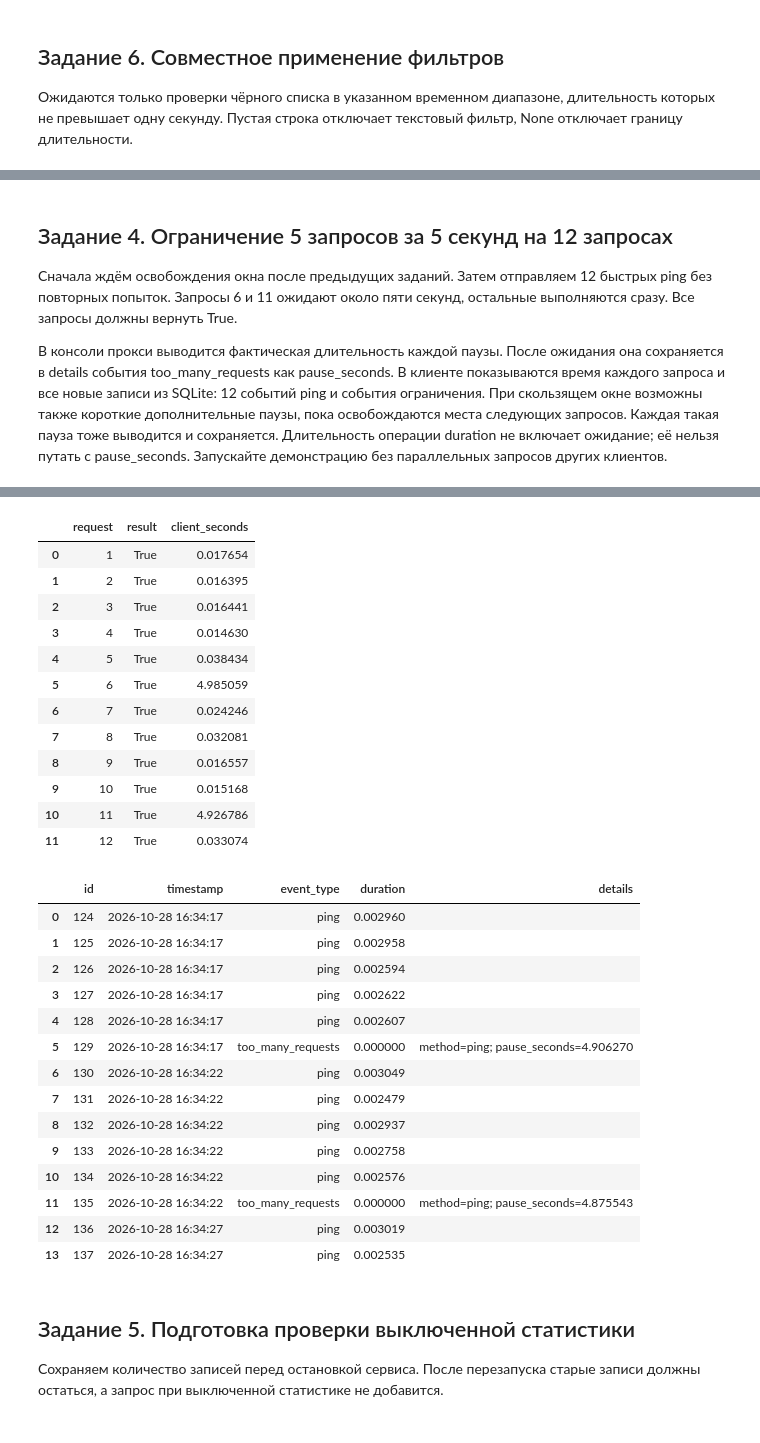
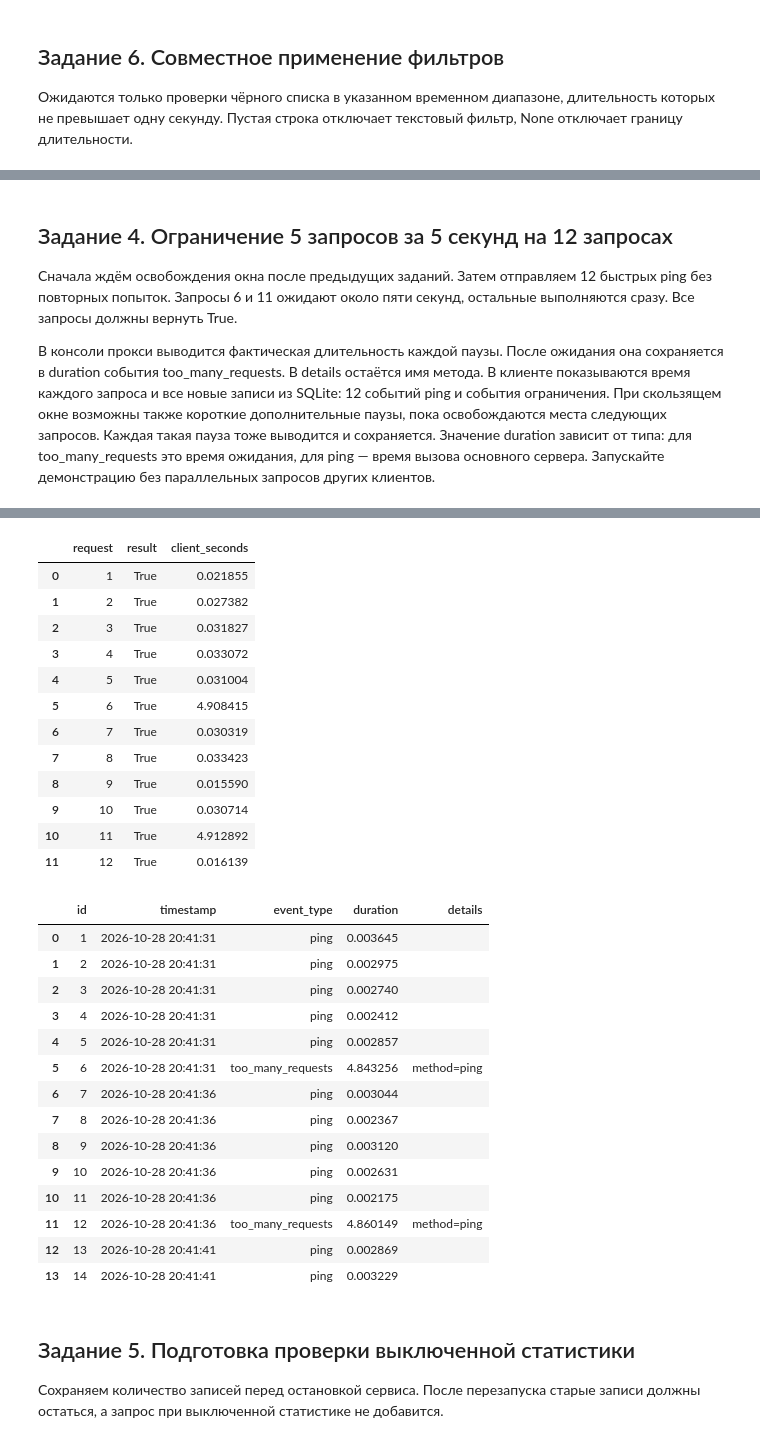
Before and after one commit to Kromobot/RSOI, a Jupyter notebook: xmlrpc_client.ipynb, the cells around one changed output, grey strips where cells are left out. Drawn from its saved outputs; the diff is of its cells as text; code cells hidden in the pictures.

Commit message:
Хранить длительность ожидания too_many_requests в duration

```diff
--- a/xmlrpc_client.ipynb
+++ b/xmlrpc_client.ipynb
@@ -333,18 +328,19 @@ show_events(combined_events)
 остальные выполняются сразу. Все запросы должны вернуть True.
 
 В консоли прокси выводится фактическая длительность каждой паузы. После ожидания
-она сохраняется в details события too_many_requests как pause_seconds.
+она сохраняется в duration события too_many_requests. В details остаётся имя метода.
 В клиенте показываются время каждого запроса и все новые записи из SQLite:
 12 событий ping и события ограничения. При скользящем окне возможны также
 короткие дополнительные паузы, пока освобождаются места следующих запросов.
-Каждая такая пауза тоже выводится и сохраняется. Длительность операции duration
-не включает ожидание; её нельзя путать с pause_seconds.
+Каждая такая пауза тоже выводится и сохраняется. Значение duration зависит от типа:
+для too_many_requests это время ожидания, для ping — время вызова основного сервера.
 Запускайте демонстрацию без параллельных запросов других клиентов.
 # %%
 time.sleep(5)
 events_before_limit = statistics_service.get_events()
 last_event_id = max((event['id'] for event in events_before_limit), default=0)
 request_results = []
+total_time = 0
 for request_number in range(1, 13):
     started_at = time.perf_counter()
     result = main_service.ping()
@@ -359,11 +355,11 @@ display(pd.DataFrame(request_results))
 limit_events = [event for event in statistics_service.get_events() if event['id'] > last_event_id]
 show_events(limit_events)
 
-# Фактическая пауза читается из базы, отдельно от времени выполнения ping.
+# Для too_many_requests duration — время ожидания, для ping — время вызова.
 pause_events = [event for event in limit_events if event['event_type'] == 'too_many_requests']
 pause_durations = []
 for event in pause_events:
-    pause_seconds = float(event['details'].split('pause_seconds=')[1])
+    pause_seconds = float(event['duration'])
     pause_durations.append(pause_seconds)
     print(f"Пауза из SQLite: {pause_seconds:.6f} с; {event['details']}")
 
@@ -396,32 +392,32 @@ print('Ограничение запросов:', 'OK' if limit_ok else 'Про
 Ограничение запросов: OK
 |  | request | result | client_seconds |
-| 0 | 1 | True | 0.017654 |
-| 1 | 2 | True | 0.016395 |
-| 2 | 3 | True | 0.016441 |
-| 3 | 4 | True | 0.014630 |
-| 4 | 5 | True | 0.038434 |
-| 5 | 6 | True | 4.985059 |
-| 6 | 7 | True | 0.024246 |
-| 7 | 8 | True | 0.032081 |
-| 8 | 9 | True | 0.016557 |
-| 9 | 10 | True | 0.015168 |
-| 10 | 11 | True | 4.926786 |
-| 11 | 12 | True | 0.033074 |
+| 0 | 1 | True | 0.021855 |
+| 1 | 2 | True | 0.027382 |
+| 2 | 3 | True | 0.031827 |
+| 3 | 4 | True | 0.033072 |
+| 4 | 5 | True | 0.031004 |
+| 5 | 6 | True | 4.908415 |
+| 6 | 7 | True | 0.030319 |
+| 7 | 8 | True | 0.033423 |
+| 8 | 9 | True | 0.015590 |
+| 9 | 10 | True | 0.030714 |
+| 10 | 11 | True | 4.912892 |
+| 11 | 12 | True | 0.016139 |
 |  | id | timestamp | event_type | duration | details |
-| 0 | 124 | 2026-10-28 16:34:17 | ping | 0.002960 |  |
-| 1 | 125 | 2026-10-28 16:34:17 | ping | 0.002958 |  |
-| 2 | 126 | 2026-10-28 16:34:17 | ping | 0.002594 |  |
-| 3 | 127 | 2026-10-28 16:34:17 | ping | 0.002622 |  |
-| 4 | 128 | 2026-10-28 16:34:17 | ping | 0.002607 |  |
-| 5 | 129 | 2026-10-28 16:34:17 | too_many_requests | 0.000000 | method=ping; pause_seconds=4.906270 |
-| 6 | 130 | 2026-10-28 16:34:22 | ping | 0.003049 |  |
-| 7 | 131 | 2026-10-28 16:34:22 | ping | 0.002479 |  |
-| 8 | 132 | 2026-10-28 16:34:22 | ping | 0.002937 |  |
-| 9 | 133 | 2026-10-28 16:34:22 | ping | 0.002758 |  |
-| 10 | 134 | 2026-10-28 16:34:22 | ping | 0.002576 |  |
-| 11 | 135 | 2026-10-28 16:34:22 | too_many_requests | 0.000000 | method=ping; pause_seconds=4.875543 |
-| 12 | 136 | 2026-10-28 16:34:27 | ping | 0.003019 |  |
-| 13 | 137 | 2026-10-28 16:34:27 | ping | 0.002535 |  |
+| 0 | 1 | 2026-10-28 20:41:31 | ping | 0.003645 |  |
+| 1 | 2 | 2026-10-28 20:41:31 | ping | 0.002975 |  |
+| 2 | 3 | 2026-10-28 20:41:31 | ping | 0.002740 |  |
+| 3 | 4 | 2026-10-28 20:41:31 | ping | 0.002412 |  |
+| 4 | 5 | 2026-10-28 20:41:31 | ping | 0.002857 |  |
+| 5 | 6 | 2026-10-28 20:41:31 | too_many_requests | 4.843256 | method=ping |
+| 6 | 7 | 2026-10-28 20:41:36 | ping | 0.003044 |  |
+| 7 | 8 | 2026-10-28 20:41:36 | ping | 0.002367 |  |
+| 8 | 9 | 2026-10-28 20:41:36 | ping | 0.003120 |  |
+| 9 | 10 | 2026-10-28 20:41:36 | ping | 0.002631 |  |
+| 10 | 11 | 2026-10-28 20:41:36 | ping | 0.002175 |  |
+| 11 | 12 | 2026-10-28 20:41:36 | too_many_requests | 4.860149 | method=ping |
+| 12 | 13 | 2026-10-28 20:41:41 | ping | 0.002869 |  |
+| 13 | 14 | 2026-10-28 20:41:41 | ping | 0.003229 |  |
 # %% [markdown]
 ## Задание 5. Подготовка проверки выключенной статистики
 
```
Also changed, not shown: parts of 18 cells of this notebook, 2 other files.
